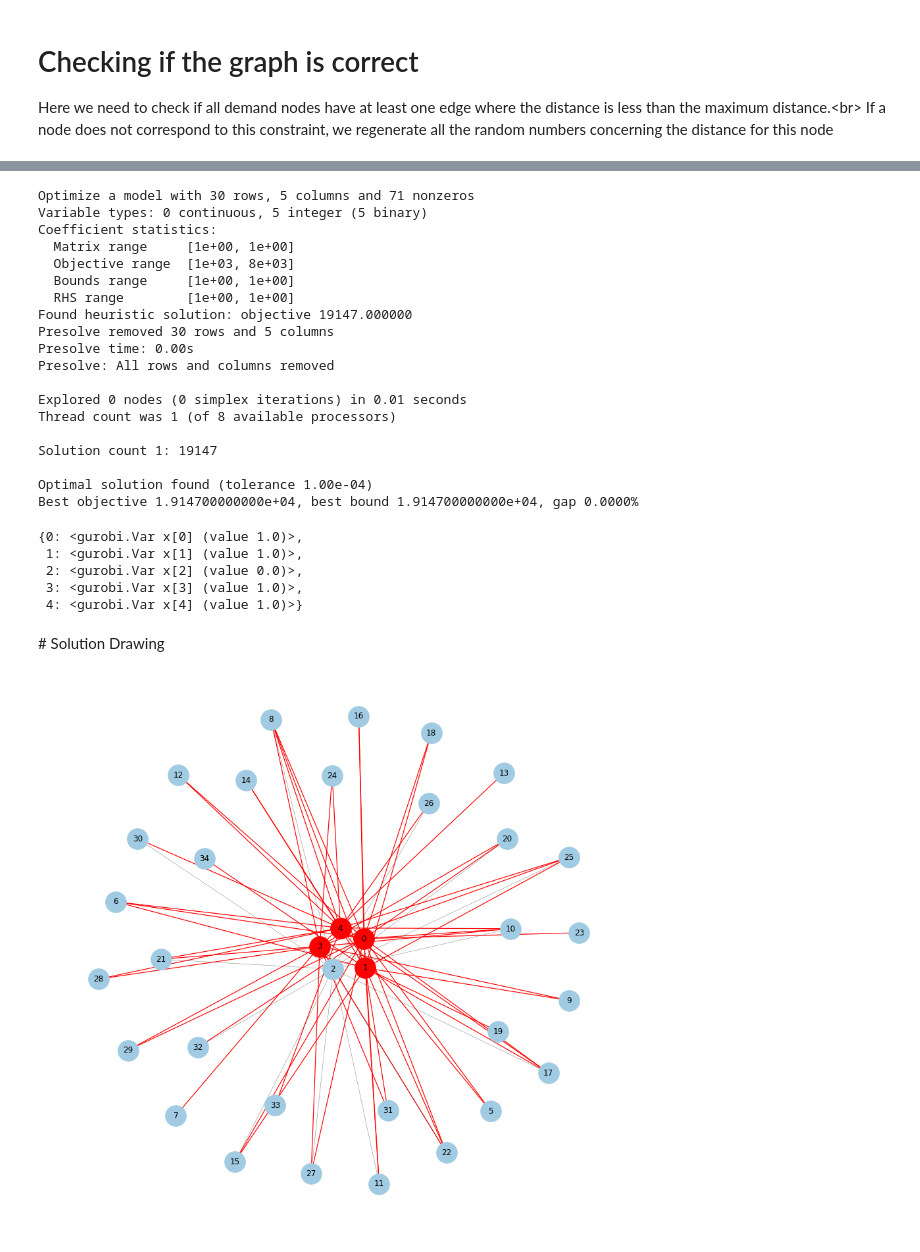
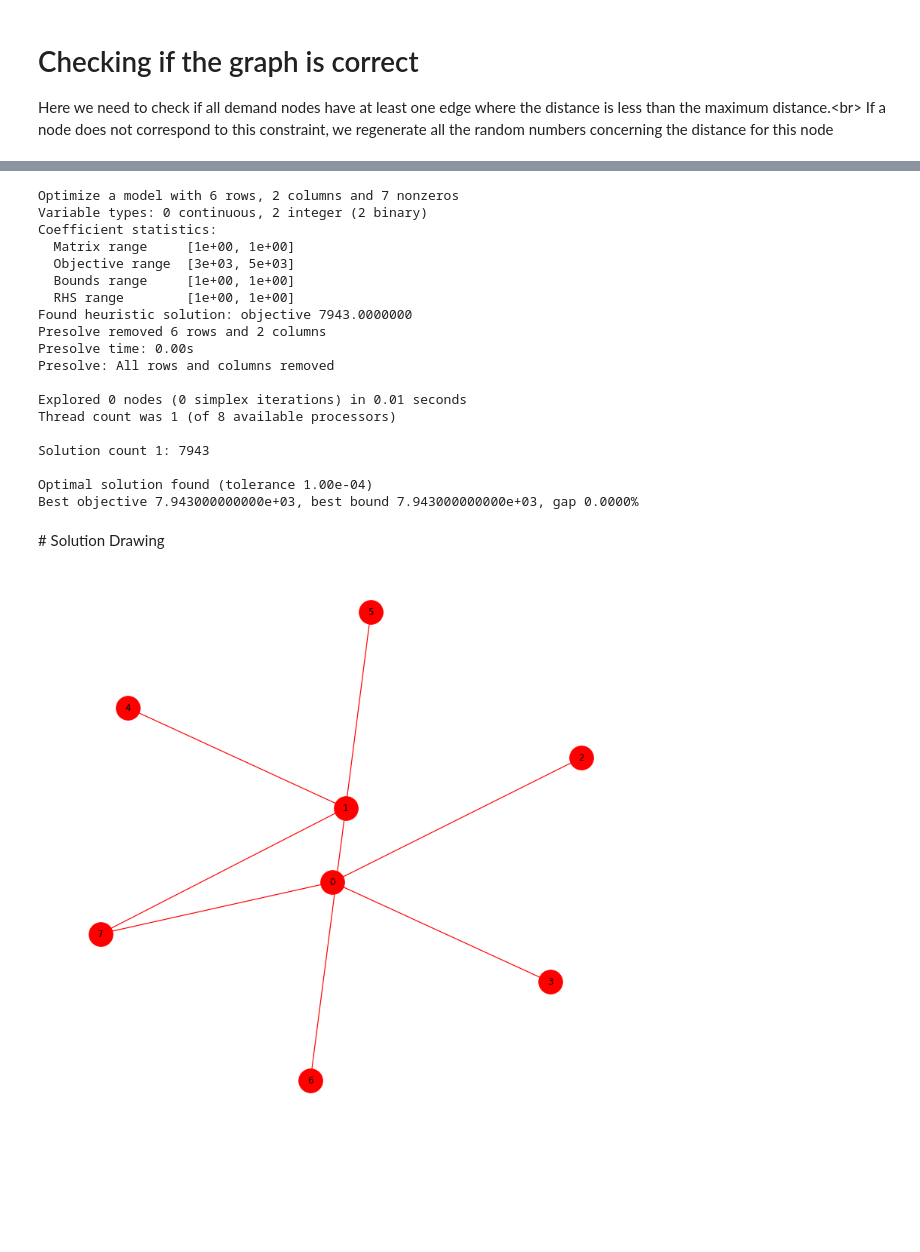
Before and after one commit to Hir0teru/ErasmusProjects, a Jupyter notebook: NetworkOptimization/SetCoveringLocationProblem.ipynb, the cells around one changed output, grey strips where cells are left out. Cells and saved outputs as stored; diff of their text form; code cells hidden in the pictures; blank space fills up the shorter version.

Commit message:
5 first models done

```diff
--- a/NetworkOptimization/SetCoveringLocationProblem.ipynb
+++ b/NetworkOptimization/SetCoveringLocationProblem.ipynb
@@ -11,7 +11,9 @@ random.seed(42)
 # %% [markdown]
 # Generating complete bipartite graph
 # %%
-candidate_location_nb = 5
-demand_nb = 30
+candidate_location_nb = 2
+demand_nb = 6
 
 G = bipartite.random_graph(candidate_location_nb, demand_nb, 1)
+print("The graph has", G.number_of_nodes(),
+      "nodes and", G.number_of_edges(), "edges.")
@@ -121,56 +121,48 @@ hcf.write('hcf1.lp')
 # %%
 hcf.optimize()
 # %% [output]
-Optimize a model with 30 rows, 5 columns and 71 nonzeros
-Variable types: 0 continuous, 5 integer (5 binary)
+Optimize a model with 6 rows, 2 columns and 7 nonzeros
+Variable types: 0 continuous, 2 integer (2 binary)
 Coefficient statistics:
   Matrix range     [1e+00, 1e+00]
-  Objective range  [1e+03, 8e+03]
+  Objective range  [3e+03, 5e+03]
   Bounds range     [1e+00, 1e+00]
   RHS range        [1e+00, 1e+00]
-Found heuristic solution: objective 19147.000000
-Presolve removed 30 rows and 5 columns
+Found heuristic solution: objective 7943.0000000
+Presolve removed 6 rows and 2 columns
 Presolve time: 0.00s
 Presolve: All rows and columns removed
 
 Explored 0 nodes (0 simplex iterations) in 0.01 seconds
 Thread count was 1 (of 8 available processors)
 
-Solution count 1: 19147
+Solution count 1: 7943
 
 Optimal solution found (tolerance 1.00e-04)
-Best objective 1.914700000000e+04, best bound 1.914700000000e+04, gap 0.0000%
+Best objective 7.943000000000e+03, best bound 7.943000000000e+03, gap 0.0000%
-# %%
-x
-# %% [output]
-{0: <gurobi.Var x[0] (value 1.0)>,
- 1: <gurobi.Var x[1] (value 1.0)>,
- 2: <gurobi.Var x[2] (value 0.0)>,
- 3: <gurobi.Var x[3] (value 1.0)>,
- 4: <gurobi.Var x[4] (value 1.0)>}
 # %% [markdown]
 # Solution Drawing
 # %%
 %matplotlib inline
-plt.figure(figsize=(demand_nb // 2, demand_nb // 2))
+plt.figure(figsize=(demand_nb // 2 + 10, demand_nb // 2 + 10))
 
 pos = nx.spring_layout(G)
 
 activated_edge = [(i, j) for i in d_nodes for j in N[i] if x[j].x > 0]
 not_activated_edge = [(i, j) for i in d_nodes for j in N[i] if x[j].x <= 0]
 
 nx.draw_networkx_edges (G, pos, edgelist=activated_edge, edge_color='r', width = 1.2)
 nx.draw_networkx_edges (G, pos, edgelist=not_activated_edge, edge_color='black', width=0.5, alpha = 0.5)
 
 nodelab = {i:i for i in G.nodes()}
 
 active_facility = [i for i in c_nodes if x[i].x > 0]
 not_active_facility = [i for i in c_nodes if x[i].x <= 0]
 
-nx.draw_networkx_nodes(G, pos, with_labels=True, node_size=1000, nodelist=active_facility, node_color ='r')
-nx.draw_networkx_nodes(G, pos, with_labels=True, node_size=1000, nodelist=not_active_facility + list(d_nodes), node_color ='#A0CBE2')
+nx.draw_networkx_nodes(G, pos, with_labels=True, node_size=1000, nodelist=active_facility + list(d_nodes), node_color ='r')
+nx.draw_networkx_nodes(G, pos, with_labels=True, node_size=1000, nodelist=not_active_facility, node_color ='#A0CBE2')
 
 nx.draw_networkx_labels(G, pos, labels=nodelab);
 nx.draw(G, pos, with_labels=True,  alpha=0.0, node_color ='b', node_size=500, nodelabels=nodelab)
 # %% [output]
-[figure, old version]
+[figure, new version]
```
Also changed, not shown: parts of 7 cells of this notebook, 8 other files.
